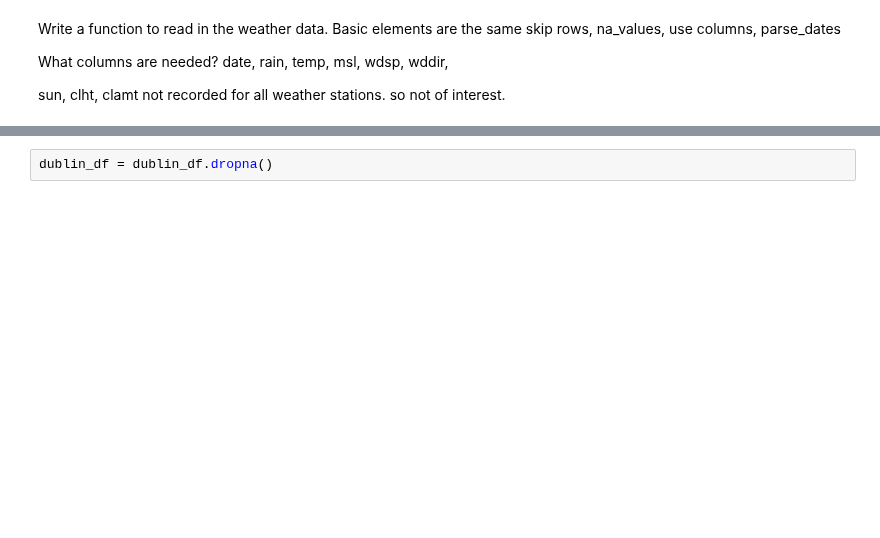
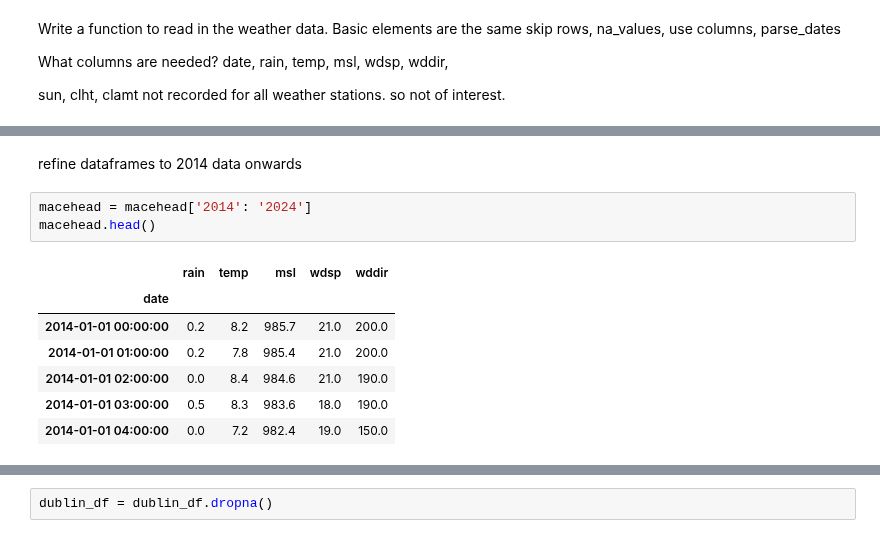
Before and after one commit to IreneKilgannon/PFDA, a Jupyter notebook: PFDA-project/wind.ipynb, the cells around one changed output, grey strips where cells are left out. Saved outputs shown, nothing was run; the diff lists cells and outputs as text; blank space fills up the shorter version.

```diff
--- a/PFDA-project/wind.ipynb
+++ b/PFDA-project/wind.ipynb
@@ -225,0 +284,13 @@ def load_weather(file_name):
+# %% [markdown]
+refine dataframes to 2014 data onwards
+# %%
+macehead = macehead['2014': '2024']
+macehead.head()
+# %% [output]
+|  | rain | temp | msl | wdsp | wddir |
+| date |  |  |  |  |  |
+| 2014-01-01 00:00:00 | 0.2 | 8.2 | 985.7 | 21.0 | 200.0 |
+| 2014-01-01 01:00:00 | 0.2 | 7.8 | 985.4 | 21.0 | 200.0 |
+| 2014-01-01 02:00:00 | 0.0 | 8.4 | 984.6 | 21.0 | 190.0 |
+| 2014-01-01 03:00:00 | 0.5 | 8.3 | 983.6 | 18.0 | 190.0 |
+| 2014-01-01 04:00:00 | 0.0 | 7.2 | 982.4 | 19.0 | 150.0 |
```
Also changed, not shown: parts of 54 cells of this notebook, 2 other files.
